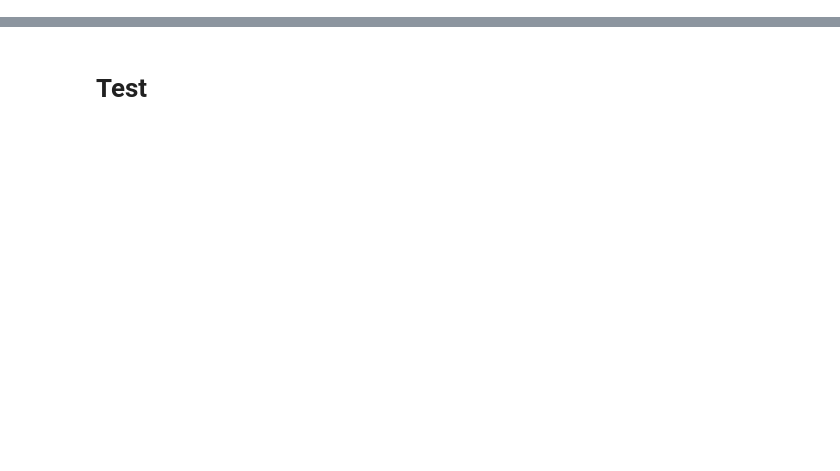
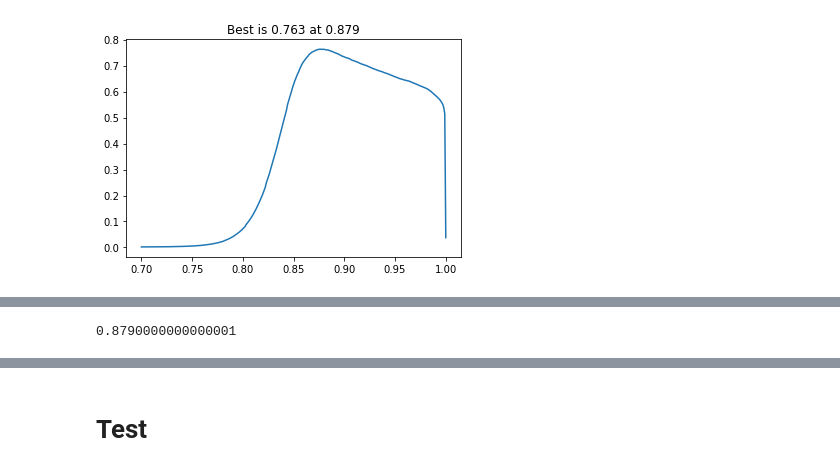
Before and after one commit to slawekslex/shopee, a Jupyter notebook: ImageOnly.ipynb, the cells around one changed output, grey strips where cells are left out. Saved outputs shown, nothing was run; the diff lists cells and outputs as text; code cells hidden in the pictures; blank space fills up the shorter version.

```diff
--- a/ImageOnly.ipynb
+++ b/ImageOnly.ipynb
@@ -128,0 +214,7 @@ learn.save('resnet34')
+# %%
+embs, y = embs_from_resnet(learn.model.cuda(), dls.valid, cut_after_conv)
+# %%
+%%time
+treshold_finder(embs, y)
+# %% [output]
+[figure, added]
@@ -128,0 +223 @@ learn.save('resnet34')
+0.8790000000000001
```
Also changed, not shown: parts of 68 cells of this notebook, 4 other files.
